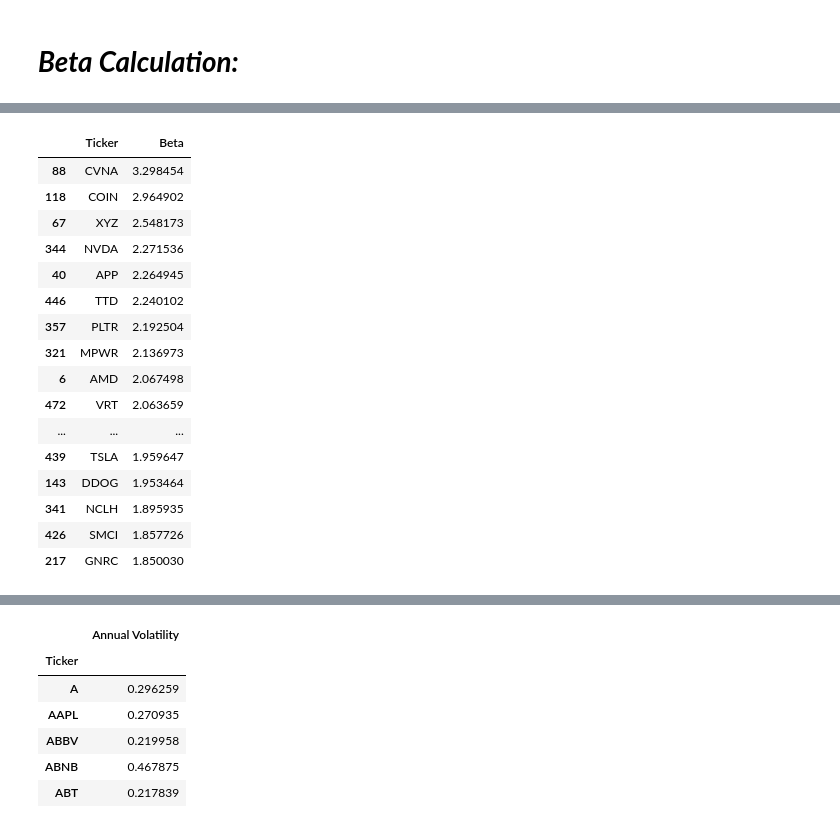
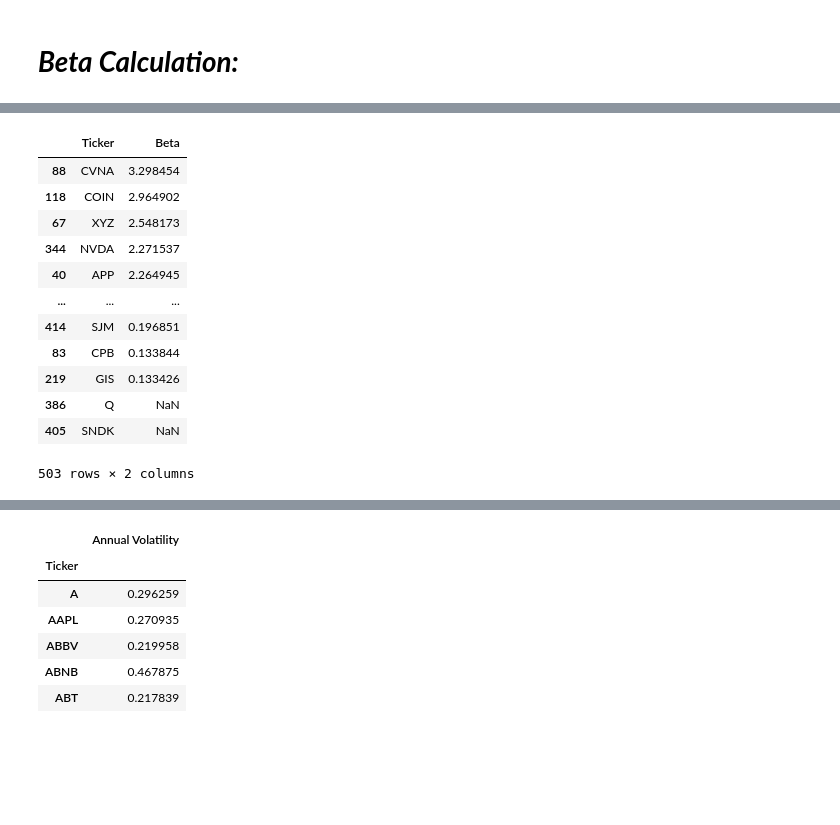
Before and after one commit to abdullaawad/Data-Warehousing-Coursework, a Jupyter notebook: DWCoursework.ipynb, the cells around one changed output, grey strips where cells are left out. Saved outputs shown, nothing was run; the diff lists cells and outputs as text; code cells hidden in the pictures; blank space fills up the shorter version.

```diff
--- a/DWCoursework.ipynb
+++ b/DWCoursework.ipynb
@@ -287,22 +303,18 @@ ERROR:yfinance:['Q', 'SNDK']: YFPricesMissingError('possibly delisted; no price
 
 [503 rows x 2 columns]
 # %%
-df.head(20)
+df
 # %% [output]
 |  | Ticker | Beta |
 | 88 | CVNA | 3.298454 |
 | 118 | COIN | 2.964902 |
 | 67 | XYZ | 2.548173 |
-| 344 | NVDA | 2.271536 |
+| 344 | NVDA | 2.271537 |
 | 40 | APP | 2.264945 |
-| 446 | TTD | 2.240102 |
-| 357 | PLTR | 2.192504 |
-| 321 | MPWR | 2.136973 |
-| 6 | AMD | 2.067498 |
-| 472 | VRT | 2.063659 |
 | ... | ... | ... |
-| 439 | TSLA | 1.959647 |
-| 143 | DDOG | 1.953464 |
-| 341 | NCLH | 1.895935 |
-| 426 | SMCI | 1.857726 |
-| 217 | GNRC | 1.850030 |
+| 414 | SJM | 0.196851 |
+| 83 | CPB | 0.133844 |
+| 219 | GIS | 0.133426 |
+| 386 | Q | NaN |
+| 405 | SNDK | NaN |
+503 rows × 2 columns
```
Also changed, not shown: parts of 20 cells of this notebook.
